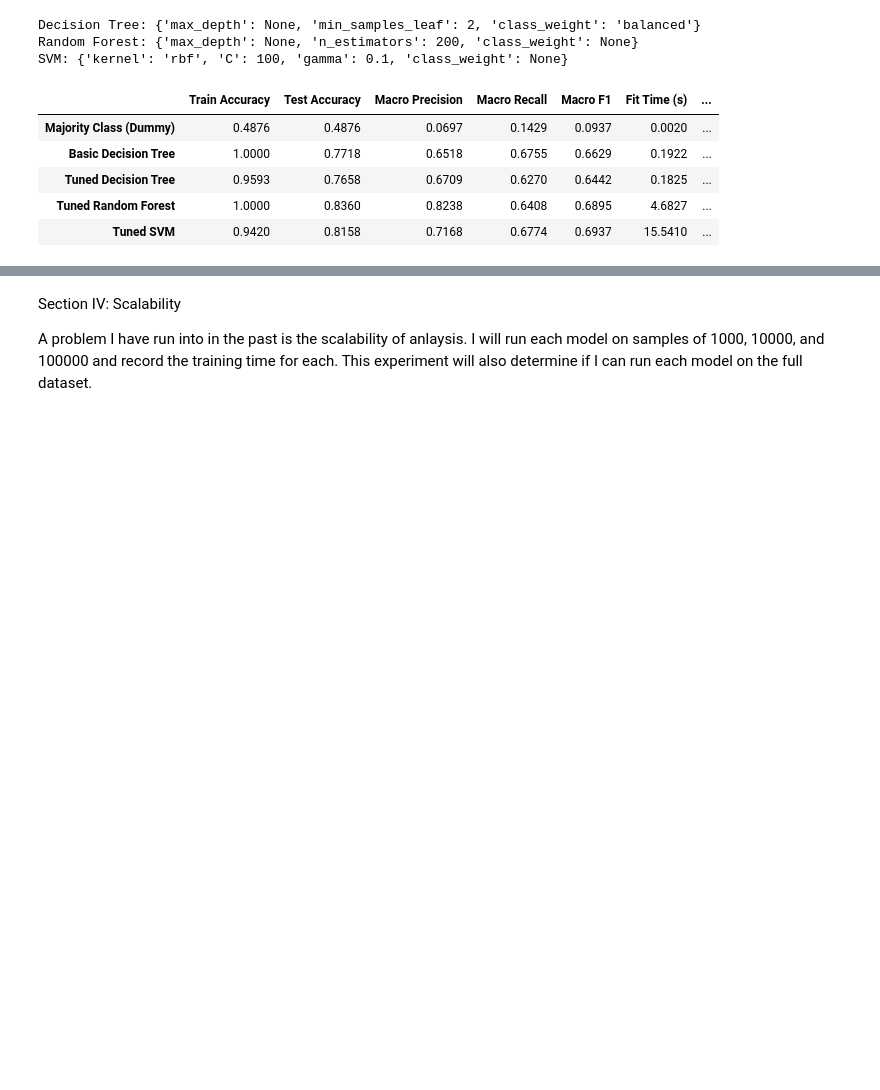
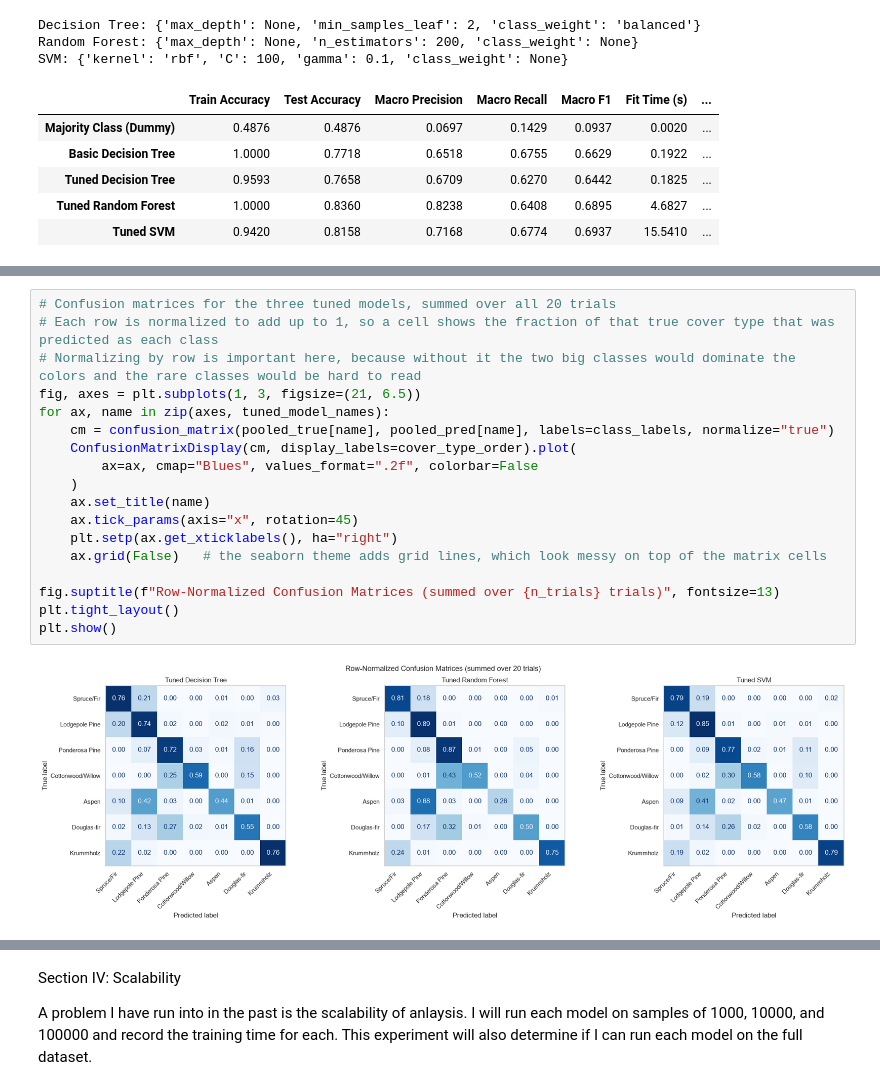
Before and after one commit to sgillihan/CSPB4622_Project1_Forest_Cover, a Jupyter notebook: Forest_Cover_Prediction_SGillihan.ipynb, the cells around one changed output, grey strips where cells are left out. Drawn from its saved outputs; the diff is of its cells as text; blank space fills up the shorter version.

```diff
--- a/Forest_Cover_Prediction_SGillihan.ipynb
+++ b/Forest_Cover_Prediction_SGillihan.ipynb
@@ -1051 +1352,21 @@ This section is where I will run 20 trials of each model. I will compare perform
+# %%
+# Confusion matrices for the three tuned models, summed over all 20 trials
+# Each row is normalized to add up to 1, so a cell shows the fraction of that true cover type that was predicted as each class
+# Normalizing by row is important here, because without it the two big classes would dominate the colors and the rare classes would be hard to read
+fig, axes = plt.subplots(1, 3, figsize=(21, 6.5))
+for ax, name in zip(axes, tuned_model_names):
+    cm = confusion_matrix(pooled_true[name], pooled_pred[name], labels=class_labels, normalize="true")
+    ConfusionMatrixDisplay(cm, display_labels=cover_type_order).plot(
+        ax=ax, cmap="Blues", values_format=".2f", colorbar=False
+    )
+    ax.set_title(name)
+    ax.tick_params(axis="x", rotation=45)
+    plt.setp(ax.get_xticklabels(), ha="right")
+    ax.grid(False)   # the seaborn theme adds grid lines, which look messy on top of the matrix cells
+
+fig.suptitle(f"Row-Normalized Confusion Matrices (summed over {n_trials} trials)", fontsize=13)
+plt.tight_layout()
+plt.show()
+# %% [output]
+[figure, added]
 # %% [markdown]
```
Also changed, not shown: parts of 19 cells of this notebook.
